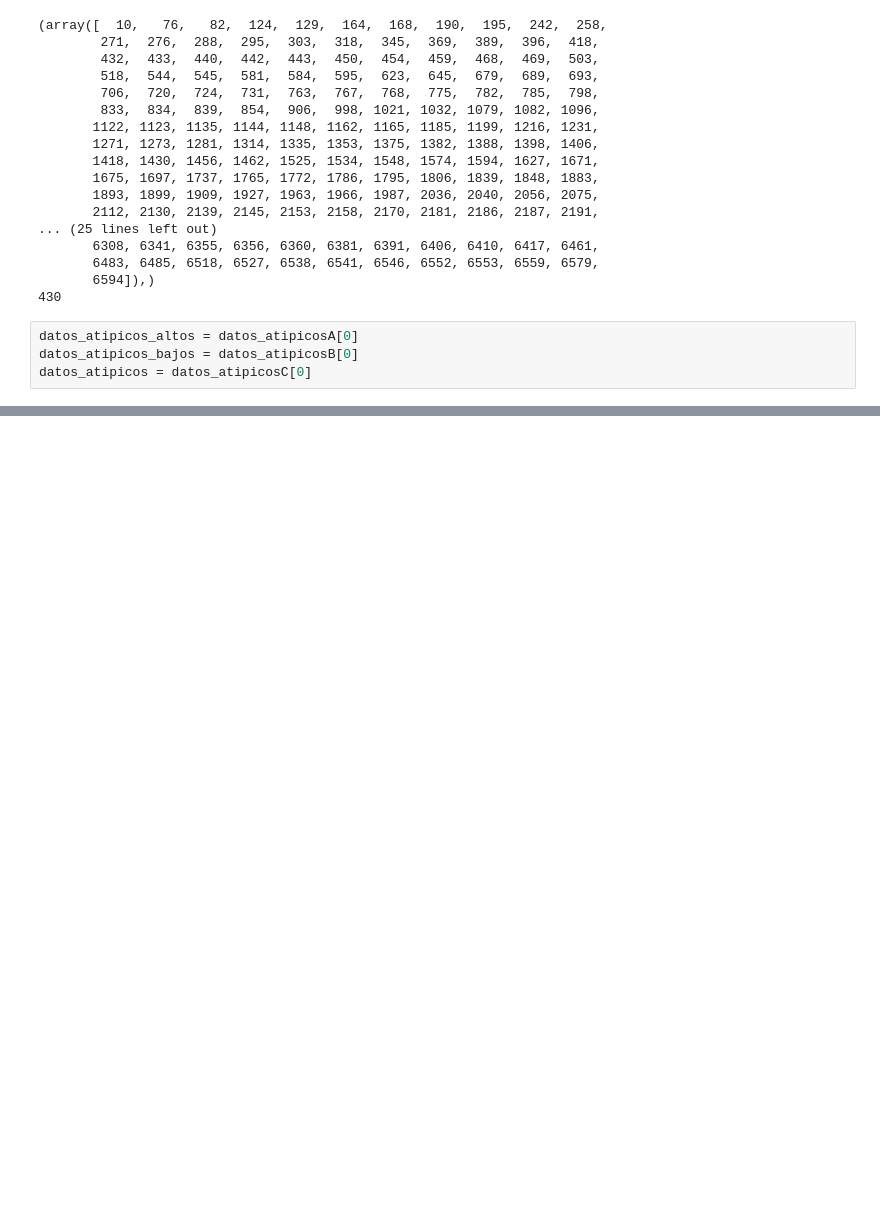
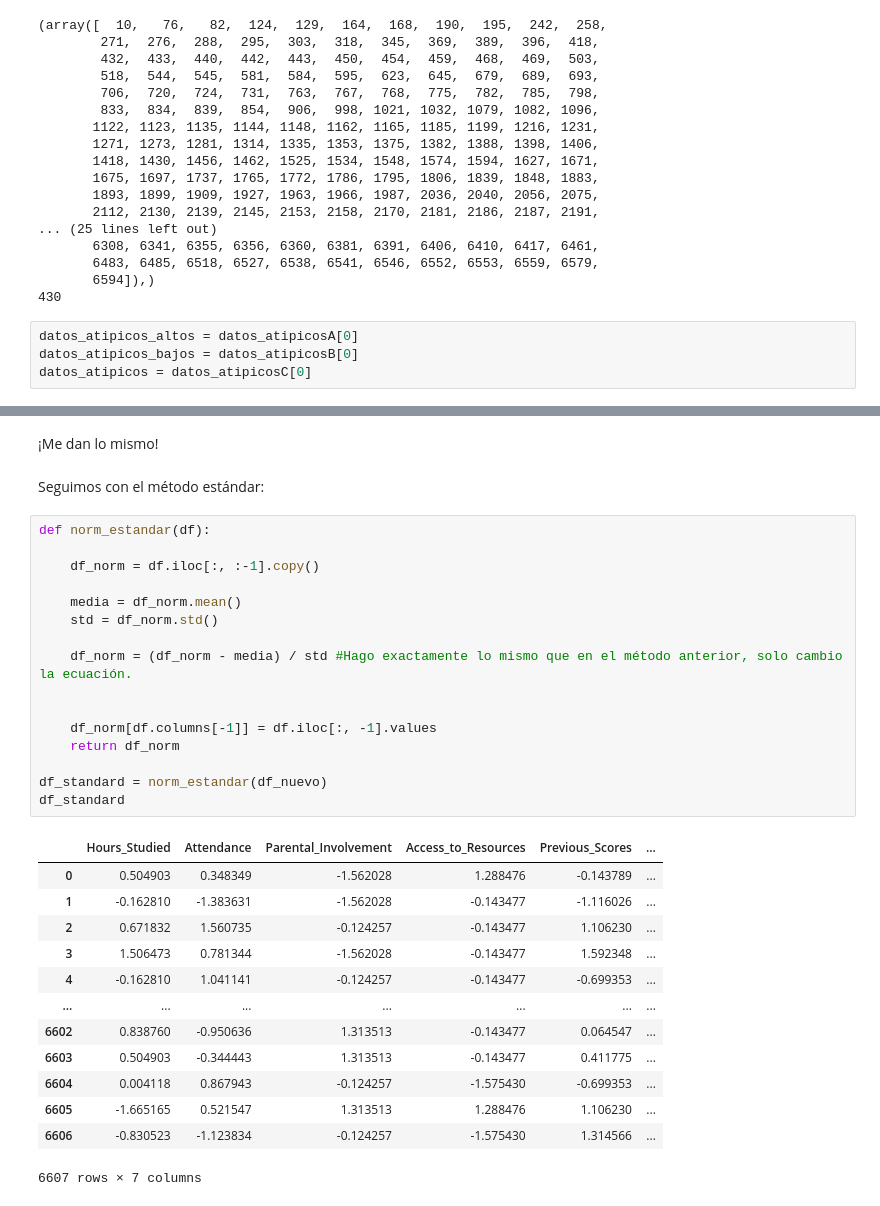
Before and after one commit to Ninsumb/Analisis-Rendimiento-de-Estudiantes, a Jupyter notebook: Parte1_Analisis_Base_de_Datos.ipynb, the cells around one changed output, grey strips where cells are left out. Saved outputs shown, nothing was run; the diff lists cells and outputs as text; blank space fills up the shorter version.

```diff
--- a/Parte1_Analisis_Base_de_Datos.ipynb
+++ b/Parte1_Analisis_Base_de_Datos.ipynb
@@ -493,0 +379,34 @@ df_prueba3.loc[(df_nuevo['Tutoring_Sessions']>df_stats['75%']+iqr*1.5)] = df_
+# %% [markdown]
+¡Me dan lo mismo!
+# %% [markdown]
+Seguimos con el método estándar:
+# %%
+def norm_estandar(df):
+
+    df_norm = df.iloc[:, :-1].copy()
+
+    media = df_norm.mean()
+    std = df_norm.std()
+
+    df_norm = (df_norm - media) / std #Hago exactamente lo mismo que en el método anterior, solo cambio la ecuación.
+
+
+    df_norm[df.columns[-1]] = df.iloc[:, -1].values
+    return df_norm
+
+df_standard = norm_estandar(df_nuevo)
+df_standard
+# %% [output]
+|  | Hours_Studied | Attendance | Parental_Involvement | Access_to_Resources | Previous_Scores | ... |
+| 0 | 0.504903 | 0.348349 | -1.562028 | 1.288476 | -0.143789 | ... |
+| 1 | -0.162810 | -1.383631 | -1.562028 | -0.143477 | -1.116026 | ... |
+| 2 | 0.671832 | 1.560735 | -0.124257 | -0.143477 | 1.106230 | ... |
+| 3 | 1.506473 | 0.781344 | -1.562028 | -0.143477 | 1.592348 | ... |
+| 4 | -0.162810 | 1.041141 | -0.124257 | -0.143477 | -0.699353 | ... |
+| ... | ... | ... | ... | ... | ... | ... |
+| 6602 | 0.838760 | -0.950636 | 1.313513 | -0.143477 | 0.064547 | ... |
+| 6603 | 0.504903 | -0.344443 | 1.313513 | -0.143477 | 0.411775 | ... |
+| 6604 | 0.004118 | 0.867943 | -0.124257 | -1.575430 | -0.699353 | ... |
+| 6605 | -1.665165 | 0.521547 | 1.313513 | 1.288476 | 1.106230 | ... |
+| 6606 | -0.830523 | -1.123834 | -0.124257 | -1.575430 | 1.314566 | ... |
+6607 rows × 7 columns
```
Also changed, not shown: parts of 50 cells of this notebook, 2 other files.
